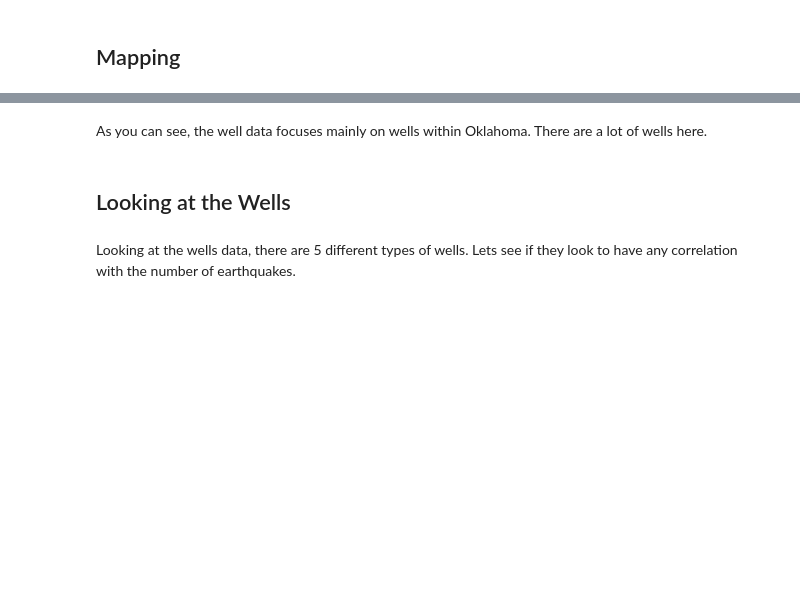
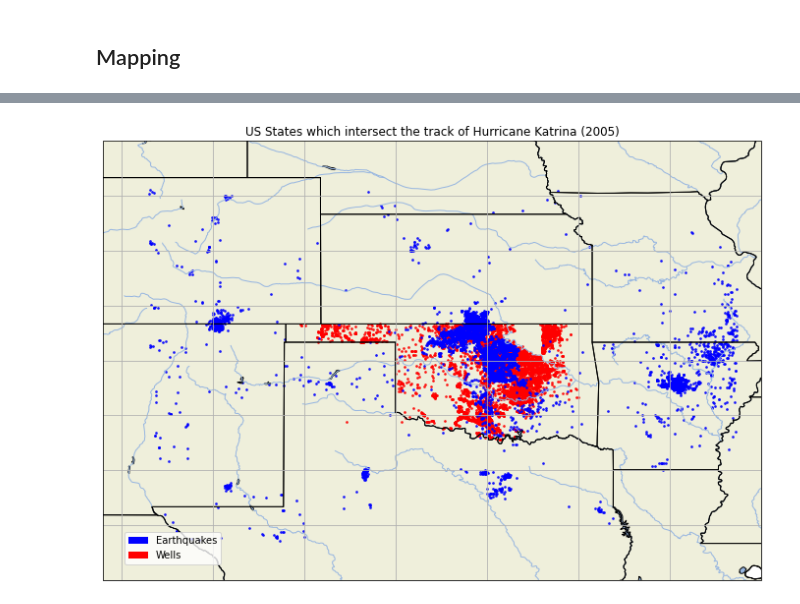
Before and after one commit to kylepollina/earthscience, a Jupyter notebook: notebooks/Fracking_and_Oklahoma_Quakes/Fracking_and_Oklahoma_Quakes main.ipynb, the cells around one changed output, grey strips where cells are left out. Saved outputs shown, nothing was run; the diff lists cells and outputs as text; code cells hidden in the pictures; blank space fills up the shorter version.

```diff
--- a/notebooks/Fracking_and_Oklahoma_Quakes/Fracking_and_Oklahoma_Quakes main.ipynb
+++ b/notebooks/Fracking_and_Oklahoma_Quakes/Fracking_and_Oklahoma_Quakes main.ipynb
@@ -153,6 +73,0 @@ well_points = alt.Chart(wells_data.reset_index()).mark_circle().encode(
-# %% [markdown]
-As you can see, the well data focuses mainly on wells within Oklahoma. There are a lot of wells here.
-# %% [markdown]
-## Looking at the Wells
-# %% [markdown]
-Looking at the wells data, there are 5 different types of wells. Lets see if they look to have any correlation with the number of earthquakes.
@@ -175,0 +74,50 @@ Looking at the wells data, there are 5 different types of wells. Lets see if the
+# %%
+fig = plt.figure(figsize=(12,10))
+
+ax = fig.add_subplot(1,1,1, projection=crs.PlateCarree())
+
+ax.set_extent([-108, -90, 42, 30])
+ax.coastlines()
+ax.gridlines(draw_labels=True, crs=crs.PlateCarree())
+ax.add_feature(cartopy.feature.LAND, edgecolor='black')
+ax.add_feature(cartopy.feature.LAKES, edgecolor='black')
+ax.add_feature(cartopy.feature.RIVERS)
+ax.add_feature(cartopy.feature.STATES)
+
+ax.scatter(
+    x=wells_data['LONG'], y=wells_data['LAT'],
+    color="red",
+    alpha=0.8,
+    s=3,
+    transform=crs.PlateCarree()
+)
+ax.scatter(
+    x=quakes_data['longitude'], y=quakes_data['latitude'],
+    color='blue',
+    alpha=0.8,
+    s=3,
+    transform=crs.PlateCarree()
+)
+
+ax.set_title('US States which intersect the track of '
+             'Hurricane Katrina (2005)')
+
+import matplotlib.patches as mpatches
+# make two proxy artists to add to a legend
+direct_hit = mpatches.Circle((1,1), 4, facecolor='blue')
+within_2_deg = mpatches.Rectangle((0, 0), 1, 1, facecolor="red")
+
+labels = ['Earthquakes',
+          'Wells']
+
+ax.legend(
+    [direct_hit, within_2_deg],
+    labels,
+    loc='lower left',
+    bbox_to_anchor=(0.025, 0.025),
+    fancybox=True
+)
+
+fig.show()
+# %% [output]
+[figure, added]
```
Also changed, not shown: parts of 18 cells of this notebook, 4 other files.
